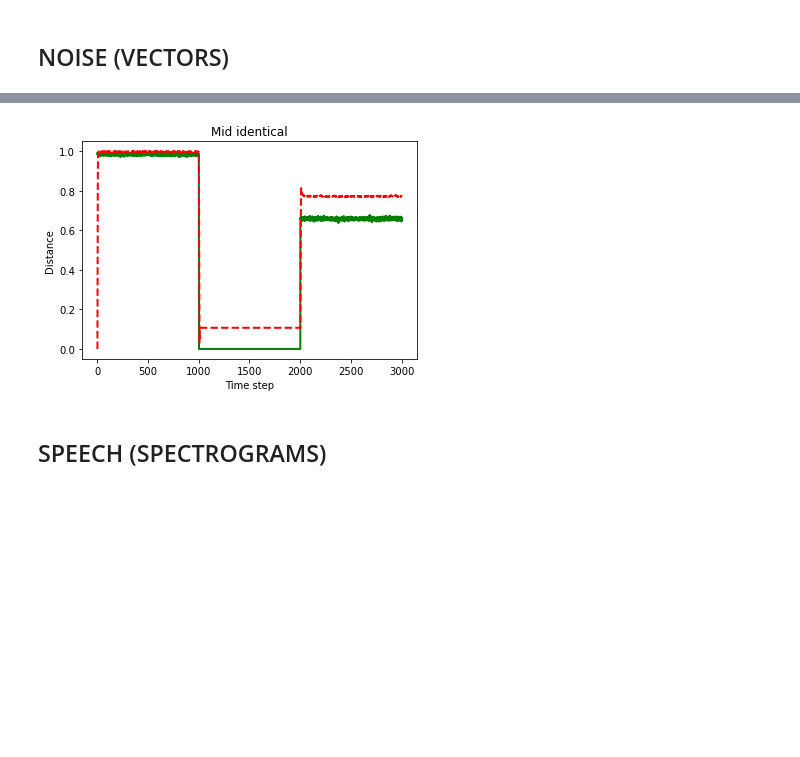
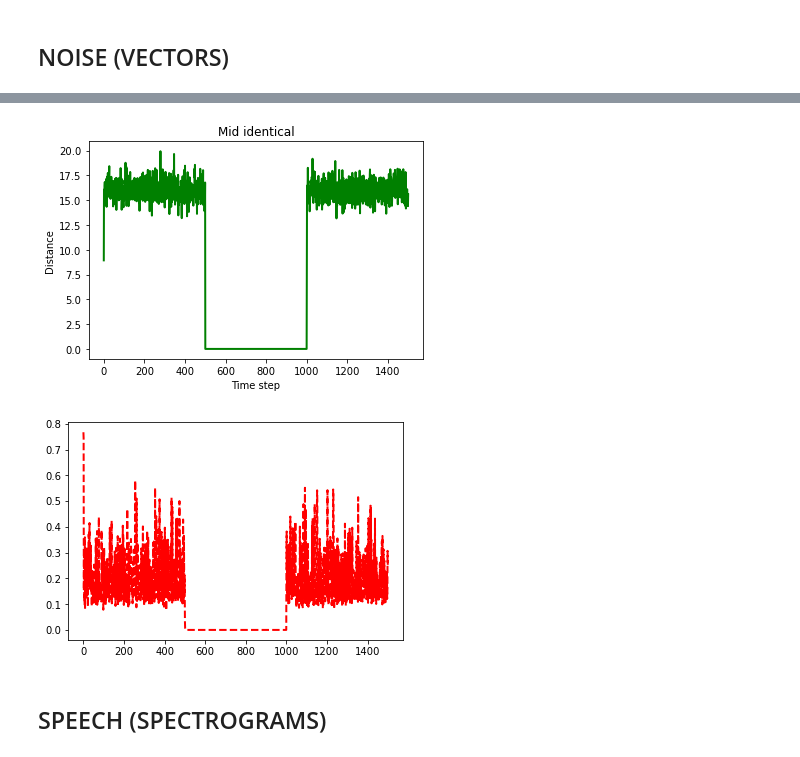
Before and after one commit to n-ika/esn, a Jupyter notebook: ESN_nika.ipynb, the cells around one changed output, grey strips where cells are left out. Saved outputs shown, nothing was run; the diff lists cells and outputs as text; code cells hidden in the pictures; blank space fills up the shorter version.

```diff
--- a/ESN_nika.ipynb
+++ b/ESN_nika.ipynb
@@ -83,7 +83,7 @@ def compare_data(s1, s2):
     result = []
     for n in range(N):
         result.append(distance.euclidean(s1[n],s2[n]))
-    result = (result - np.min(result)) / (np.max(result) - np.min(result))
+#     result = (result - np.min(result)) / (np.max(result) - np.min(result))
     return result
 # %% [markdown]
 ## TESTS
@@ -296,22 +297,22 @@ plt.show()
 # %% [markdown]
 ## NOISE (VECTORS)
 # %%
-def make_noise(mean, var, size=128, r=1000):
-    noise = np.random.normal(mean, var, size=size)
-    for i in range(r):
+def make_noise(mean, var, size=128, r=500):
+    noise = np.random.uniform(mean, var, size=size)
+    for i in range(r-1):
         noise_v = np.random.normal(mean, var, size=size)
         noise = np.vstack((noise, noise_v))
     return noise
 # %%
-noise1 = make_noise(-1, 0.09)
+noise1 = make_noise(-0.9999, 1)
 
-noise2 = make_noise(1, 0.05)
+noise2 = make_noise(-0.9999, 1)
 
-noise3 = make_noise(0, 0.03)
+noise3 = make_noise(-0.9999, 1)
 
-noise4 = make_noise(-0.5, 0.07)
+noise4 = make_noise(-0.9999, 1)
 
-noise5 = make_noise(0.5, 0.01, size=128)
+noise5 = make_noise(-0.9999, 1)
 # %%
 start1 = np.concatenate((noise5, noise3, noise1))
 start2 = np.concatenate((noise5, noise4, noise2))
@@ -356,18 +367,21 @@ plt.show()
 # %%
 mid_stim = compare_data(mid1, mid2)
 
-mid_esn1 = esn_sys(mid1, alpha = 0.015)[1]
-mid_esn2 = esn_sys(mid2, alpha = 0.015)[1]
+mid_esn1 = esn_sys(mid1, alpha = 0.015)[0]
+mid_esn2 = esn_sys(mid2, alpha = 0.015)[0]
 
 mid_sys = compare_data(mid_esn1, mid_esn2)
 
 plt.title("Mid identical")
 plt.xlabel("Time step")
 plt.ylabel("Distance")
 plt.plot(mid_stim, color ="green", linewidth=2)
+
+plt.figure()
 plt.plot(mid_sys, color ="red", linewidth=2, linestyle='dashed')
 plt.show()
 # %% [output]
-[figure, old version]
+[figure, new version]
+[figure, added]
 # %% [markdown]
 ## SPEECH (SPECTROGRAMS)
```
Also changed, not shown: parts of 23 cells of this notebook.
